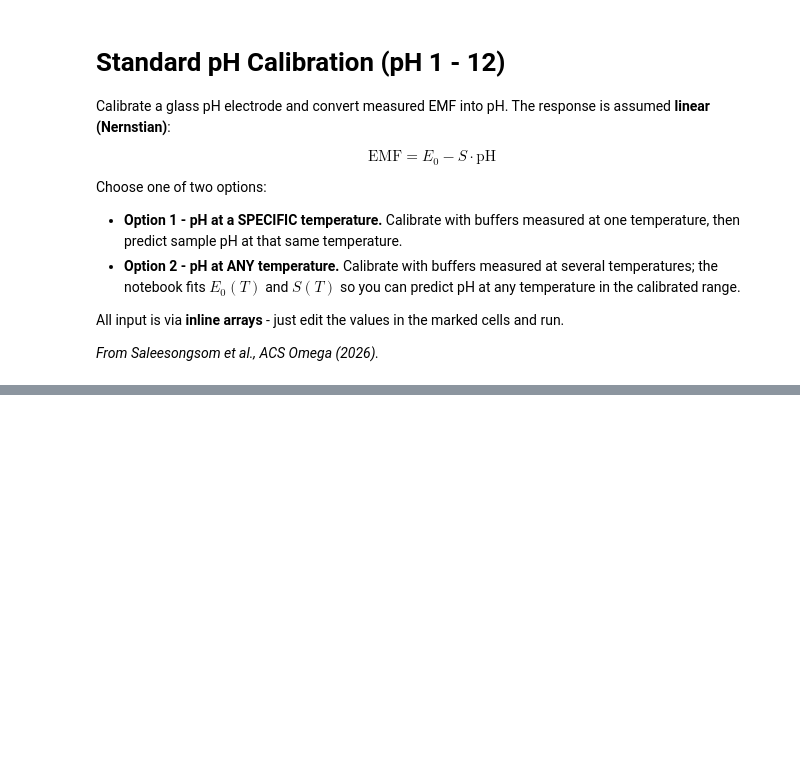
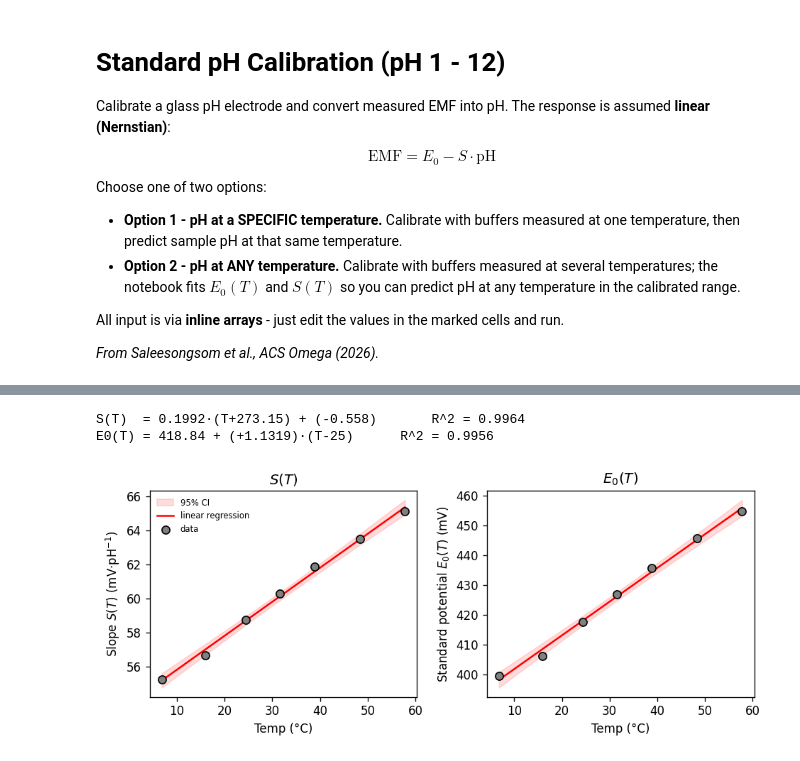
Before and after one commit to SarawudTH/NegativePH, a Jupyter notebook: Standard_pH_calibration_Tcorrection.ipynb, the cells around one changed output, grey strips where cells are left out. Cells and saved outputs as stored; diff of their text form; code cells hidden in the pictures; blank space fills up the shorter version.

```diff
--- a/Standard_pH_calibration_Tcorrection.ipynb
+++ b/Standard_pH_calibration_Tcorrection.ipynb
@@ -113,15 +196,5 @@ calibration_data = {
 # %%
-# ---- Step 1: extract S and E0 from a Nernst plot at each temperature ----
-temps = np.array(sorted(calibration_data), float)
-S_arr, E0_arr = [], []
-for T in temps:
-    ph, emf = map(lambda a: np.asarray(a, float), calibration_data[T])
-    sl, ic, r, *_ = stats.linregress(ph, emf)
-    S_arr.append(-sl); E0_arr.append(ic)
-    print(f"T = {T:5.1f} C   S = {-sl:6.3f} mV/pH   E0 = {ic:7.2f} mV   R^2 = {r**2:.5f}")
-S_arr, E0_arr = np.asarray(S_arr), np.asarray(E0_arr)
-
-# ---- Step 2: temperature models (paper eqs 13-14) ----
+# ---- Temperature models ----
 # S(T)  = Ks*(T+273.15) + C      -> regress S on Kelvin
 # E0(T) = E0_25 + dE0dT*(T-25)   -> regress E0 on (T-25)
 cS = np.polyfit(temps + 273.15, S_arr, 1);  Ks, C = cS
@@ -130,45 +203,41 @@ S_of_T  = lambda T: Ks * (T + 273.15) + C
 E0_of_T = lambda T: E0_25 + dE0dT * (T - 25.0)
 
 def _r2(y, yh): return 1 - np.sum((y - yh)**2) / np.sum((y - np.mean(y))**2)
-print(f"\nS(T)  = {Ks:.4f}·(T+273.15) + ({C:+.3f})       R^2 = {_r2(S_arr,  S_of_T(temps)):.4f}")
+print(f"S(T)  = {Ks:.4f}·(T+273.15) + ({C:+.3f})       R^2 = {_r2(S_arr,  S_of_T(temps)):.4f}")
 print(f"E0(T) = {E0_25:.2f} + ({dE0dT:+.4f})·(T-25)      R^2 = {_r2(E0_arr, E0_of_T(temps)):.4f}")
+# %% [output]
+S(T)  = 0.1992·(T+273.15) + (-0.558)       R^2 = 0.9964
+E0(T) = 418.84 + (+1.1319)·(T-25)      R^2 = 0.9956
 # %%
-# ---- Two regression graphs (S vs T and E0 vs T) + EMF(pH,T) family ----
+# ---- Linear-regression graphs (S vs T and E0 vs T) ----
 def line_ci(xg, coeffs, xd, yd):
     '''95% confidence band on a degree-1 fit; returns (yhat, halfwidth).'''
     n = len(xd); dof = max(n - 2, 1)
     yhat = np.polyval(coeffs, xg)
     s2 = np.sum((yd - np.polyval(coeffs, xd))**2) / dof
     xbar = xd.mean(); Sxx = np.sum((xd - xbar)**2)
     se = np.sqrt(s2 * (1.0 / n + (xg - xbar)**2 / Sxx))
     return yhat, stats.t.ppf(0.975, dof) * se
 
 Tg = np.linspace(temps.min(), temps.max(), 200)
-fig, axs = plt.subplots(1, 3, figsize=(12, 3.2), dpi=120)
+fig, axs = plt.subplots(1, 2, figsize=(8, 3.4), dpi=120)
 
-# (1) slope S(T)  -- regression on the Kelvin scale
+# (1) slope S(T)  -- linear regression on the Kelvin scale
 yh, hw = line_ci(Tg + 273.15, cS, temps + 273.15, S_arr)
 axs[0].fill_between(Tg, yh - hw, yh + hw, color="#ff9999", alpha=0.35, label="95% CI")
 axs[0].plot(Tg, yh, "r-", lw=1.5, label="linear regression")
 axs[0].scatter(temps, S_arr, s=45, c="0.5", edgecolors="k", zorder=3, label="data")
 axs[0].set_xlabel("Temp (°C)"); axs[0].set_ylabel(r"Slope $S(T)$ (mV·pH$^{-1}$)")
 axs[0].set_title("$S(T)$"); axs[0].legend(fontsize=7, frameon=False)
 
 # (2) standard potential E0(T)  -- centered at 25 C
 yh, hw = line_ci(Tg - 25.0, cE, temps - 25.0, E0_arr)
 axs[1].fill_between(Tg, yh - hw, yh + hw, color="#ff9999", alpha=0.35)
 axs[1].plot(Tg, yh, "r-", lw=1.5)
 axs[1].scatter(temps, E0_arr, s=45, c="0.5", edgecolors="k", zorder=3)
 axs[1].set_xlabel("Temp (°C)"); axs[1].set_ylabel(r"Standard potential $E_0(T)$ (mV)")
 axs[1].set_title("$E_0(T)$")
 
-# (3) EMF(pH, T) family
-pH_grid = np.linspace(1, 12, 200)
-cmap = plt.cm.autumn_r; norm = mpl.colors.Normalize(temps.min(), temps.max())
-for T in np.linspace(temps.min(), temps.max(), 40):
-    axs[2].plot(pH_grid, E0_of_T(T) - S_of_T(T) * pH_grid, color=cmap(norm(T)), lw=0.9)
-axs[2].set_xlim(1, 12); axs[2].set_xlabel("pH"); axs[2].set_ylabel("EMF (mV)")
-axs[2].set_title("EMF(pH, T)")
-sm = mpl.cm.ScalarMappable(cmap=cmap, norm=norm); sm.set_array([])
-fig.colorbar(sm, ax=axs[2], pad=0.02).set_label("Temp (°C)")
 plt.tight_layout(); plt.show()
+# %% [output]
+[figure, added]
```
Also changed, not shown: parts of 17 cells of this notebook.
